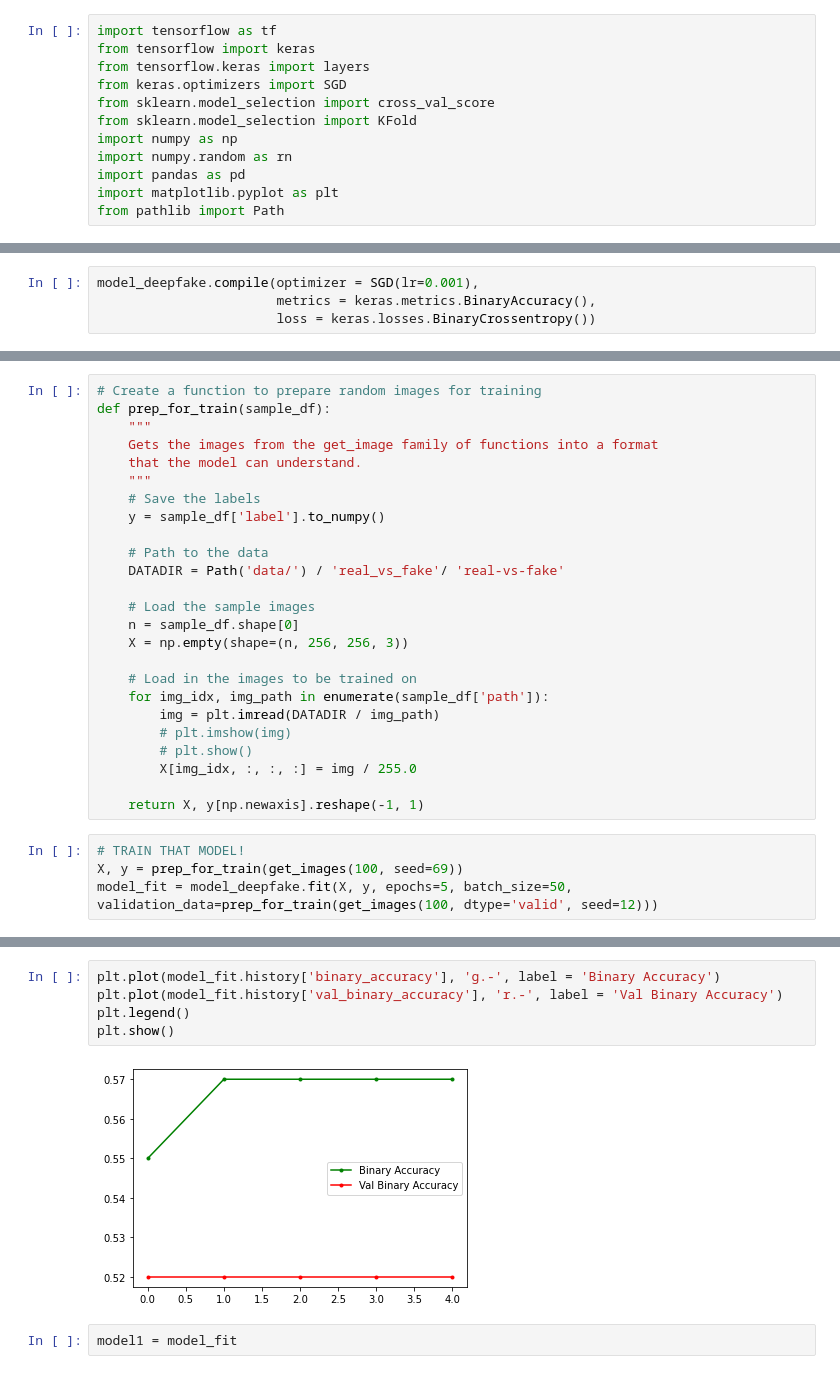
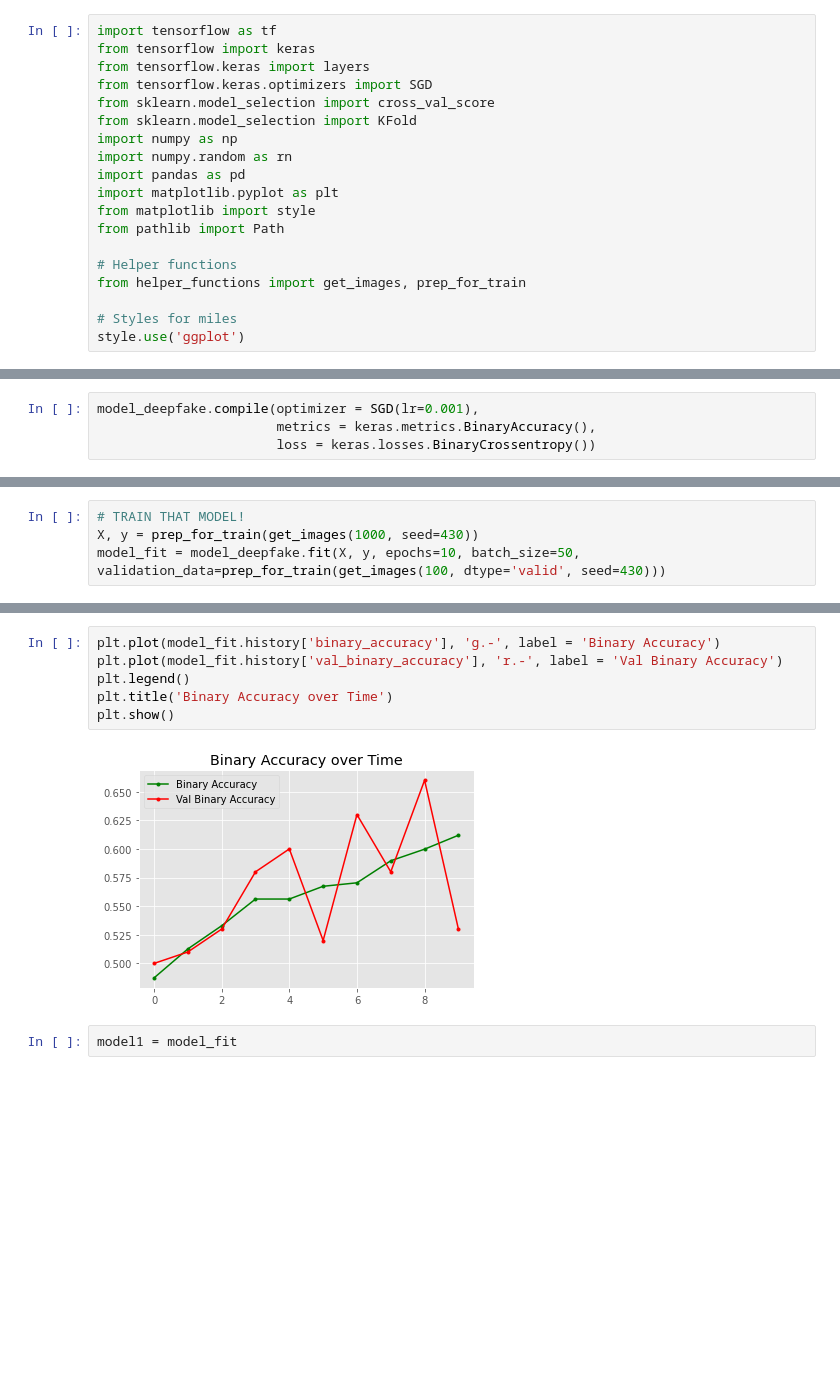
Before and after one commit to culotta2/deepFakeCNN, a Jupyter notebook: neuralNetwork_dev.ipynb, the cells around one changed output, grey strips where cells are left out. Saved outputs shown, nothing was run; the diff lists cells and outputs as text; blank space fills up the shorter version.

Commit message:
Moved helper functions to other file

```diff
--- a/neuralNetwork_dev.ipynb
+++ b/neuralNetwork_dev.ipynb
@@ -2,14 +2,21 @@
 import tensorflow as tf
 from tensorflow import keras
 from tensorflow.keras import layers
-from keras.optimizers import SGD
+from tensorflow.keras.optimizers import SGD
 from sklearn.model_selection import cross_val_score
 from sklearn.model_selection import KFold
 import numpy as np
 import numpy.random as rn
 import pandas as pd
 import matplotlib.pyplot as plt
+from matplotlib import style
 from pathlib import Path
+
+# Helper functions
+from helper_functions import get_images, prep_for_train
+
+# Styles for miles
+style.use('ggplot')
 # %%
 model_deepfake = keras.Sequential([
   layers.Conv2D(filters = 64, kernel_size = 4, strides = (1, 1), input_shape = (256, 256, 3), padding = 'same', activation = 'relu'),
@@ -94,30 +58,5 @@ def get_images(n: int, dtype: str='train', seed: int=None):
-# %%
-# Create a function to prepare random images for training
-def prep_for_train(sample_df):
-    """
-    Gets the images from the get_image family of functions into a format
-    that the model can understand.
-    """
-    # Save the labels
-    y = sample_df['label'].to_numpy()
-
-    # Path to the data
-    DATADIR = Path('data/') / 'real_vs_fake'/ 'real-vs-fake'
-
-    # Load the sample images
-    n = sample_df.shape[0]
-    X = np.empty(shape=(n, 256, 256, 3))
-
-    # Load in the images to be trained on
-    for img_idx, img_path in enumerate(sample_df['path']):
-        img = plt.imread(DATADIR / img_path)
-        # plt.imshow(img)
-        # plt.show()
-        X[img_idx, :, :, :] = img / 255.0
-
-    return X, y[np.newaxis].reshape(-1, 1)
 # %%
 # TRAIN THAT MODEL!
-X, y = prep_for_train(get_images(100, seed=69))
-model_fit = model_deepfake.fit(X, y, epochs=5, batch_size=50, validation_data=prep_for_train(get_images(100, dtype='valid', seed=12)))
+X, y = prep_for_train(get_images(1000, seed=430))
+model_fit = model_deepfake.fit(X, y, epochs=10, batch_size=50, validation_data=prep_for_train(get_images(100, dtype='valid', seed=430)))
 # %% [output]
@@ -157,10 +106,11 @@ model_fit.history
 # %%
 plt.plot(model_fit.history['binary_accuracy'], 'g.-', label = 'Binary Accuracy')
 plt.plot(model_fit.history['val_binary_accuracy'], 'r.-', label = 'Val Binary Accuracy')
 plt.legend()
+plt.title('Binary Accuracy over Time')
 plt.show()
 # %% [output]
-[figure, old version]
+[figure, new version]
 # %%
 model1 = model_fit
 # %%
```
Also changed, not shown: parts of 2 cells of this notebook, 1 other file.
